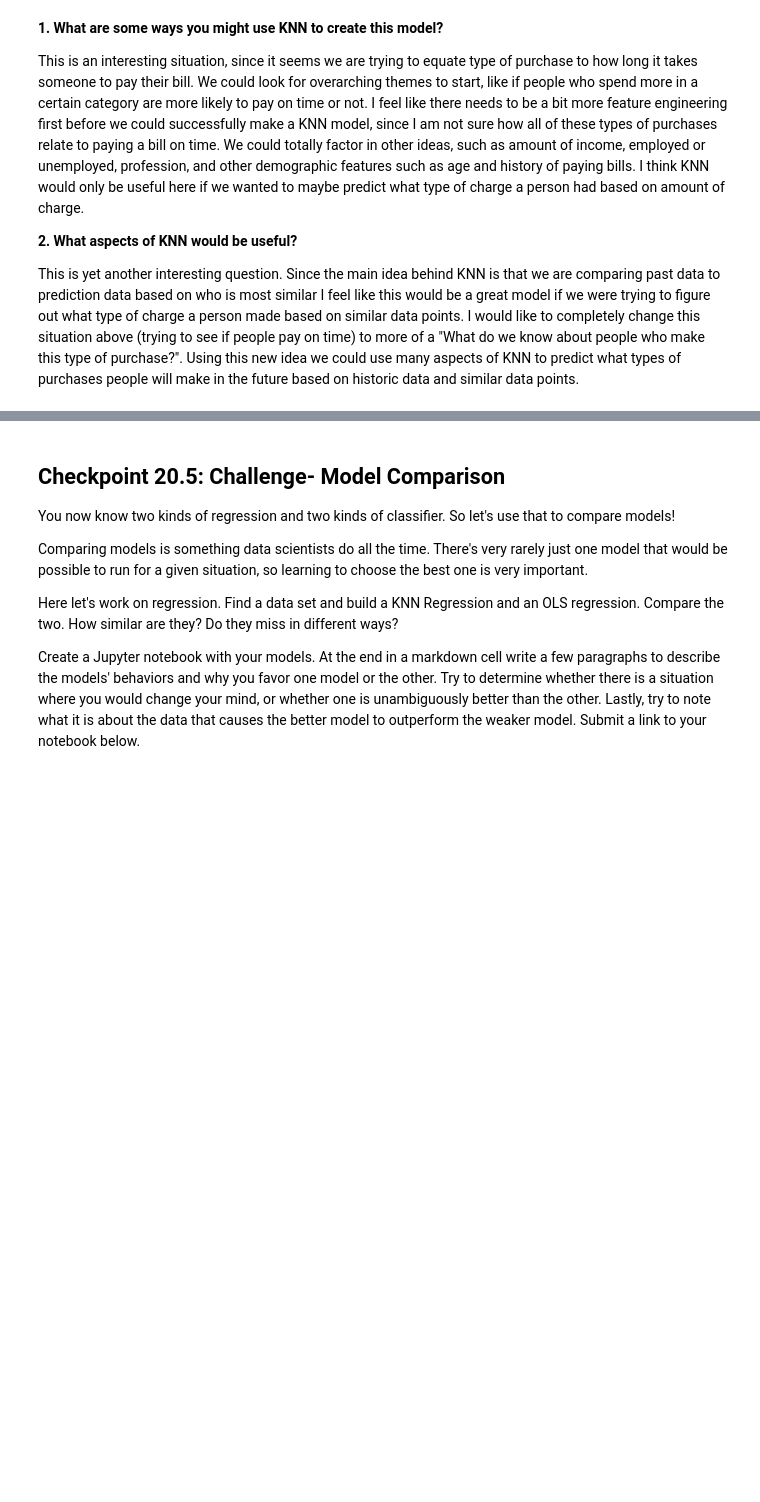
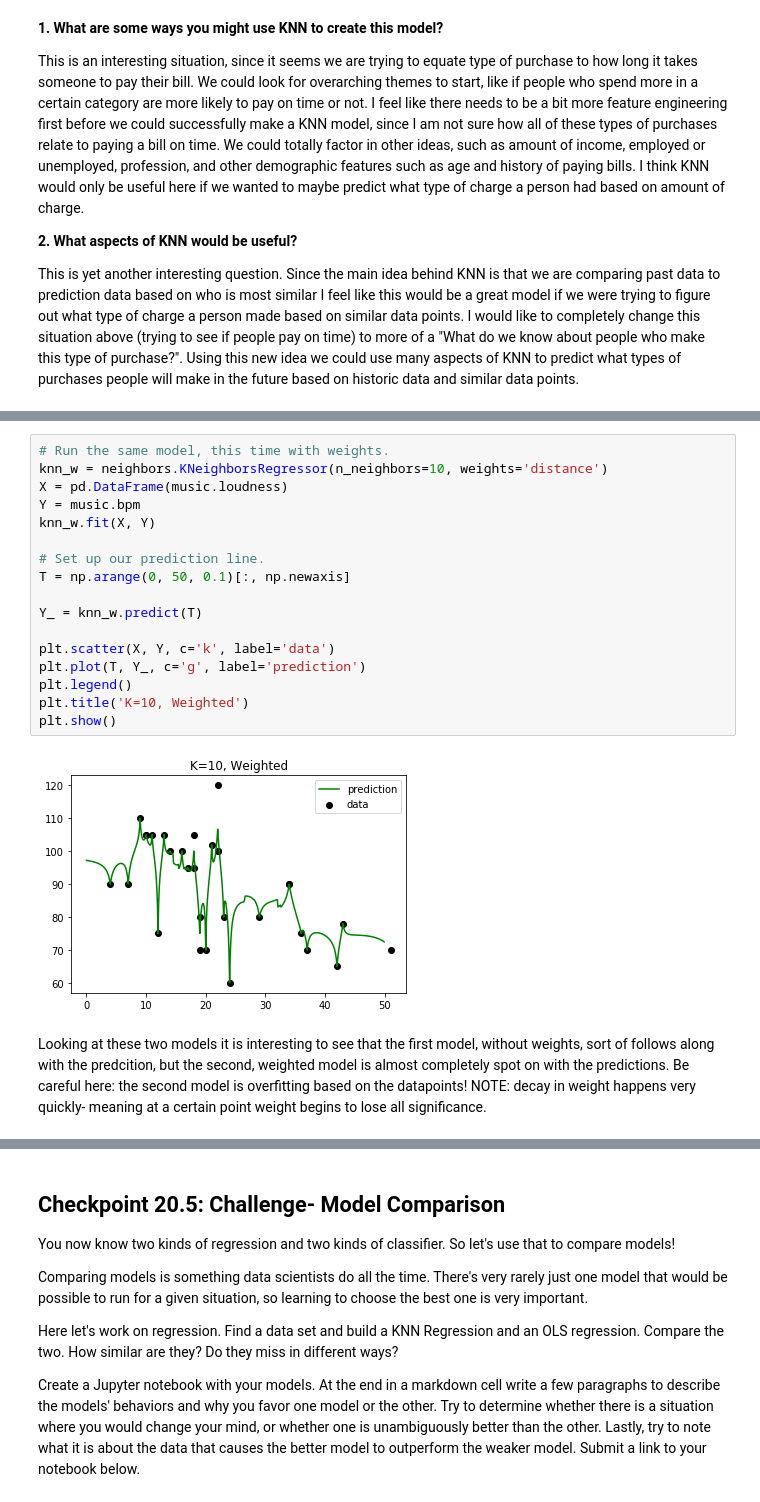
Before and after one commit to SteeleAlloy/thinkful_assignments, a Jupyter notebook: sl_similarity_models.ipynb, the cells around one changed output, grey strips where cells are left out. Cells and saved outputs as stored; diff of their text form; blank space fills up the shorter version.

```diff
--- a/sl_similarity_models.ipynb
+++ b/sl_similarity_models.ipynb
@@ -243,0 +285,21 @@ This is yet another interesting question. Since the main idea behind KNN is that
+# %%
+# Run the same model, this time with weights.
+knn_w = neighbors.KNeighborsRegressor(n_neighbors=10, weights='distance')
+X = pd.DataFrame(music.loudness)
+Y = music.bpm
+knn_w.fit(X, Y)
+
+# Set up our prediction line.
+T = np.arange(0, 50, 0.1)[:, np.newaxis]
+
+Y_ = knn_w.predict(T)
+
+plt.scatter(X, Y, c='k', label='data')
+plt.plot(T, Y_, c='g', label='prediction')
+plt.legend()
+plt.title('K=10, Weighted')
+plt.show()
+# %% [output]
+[figure, added]
+# %% [markdown]
+Looking at these two models it is interesting to see that the first model, without weights, sort of follows along with the predcition, but the second, weighted model is almost completely spot on with the predictions. Be careful here: the second model is overfitting based on the datapoints! NOTE: decay in weight happens very quickly- meaning at a certain point weight begins to lose all significance.
```
Also changed, not shown: parts of 9 cells of this notebook.
